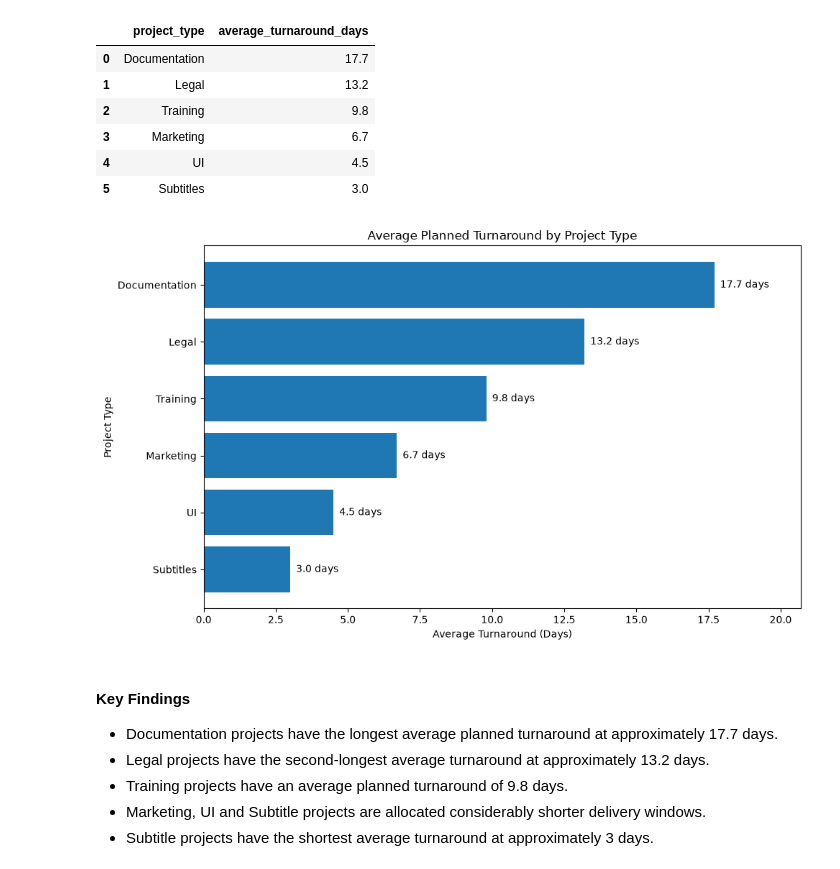
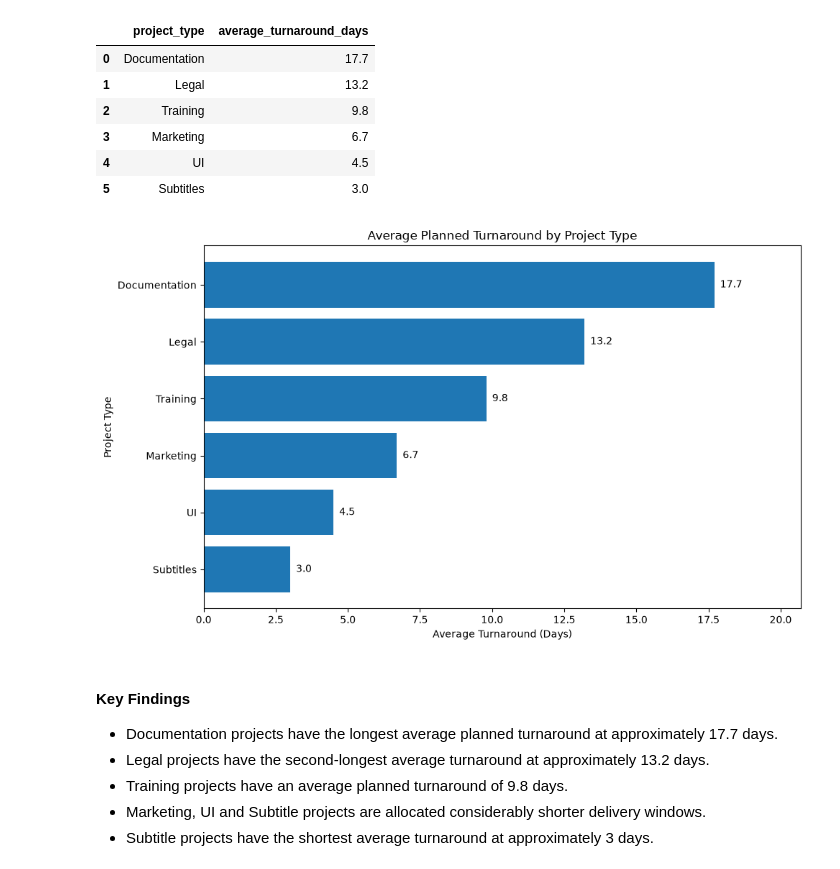
Before and after one commit to hannahhh26/localization-project-analytics, a Jupyter notebook: notebooks/localization_analysis.ipynb, the cells around one changed output. Drawn from its saved outputs; the diff is of its cells as text; code cells hidden in the pictures.

```diff
--- a/notebooks/localization_analysis.ipynb
+++ b/notebooks/localization_analysis.ipynb
@@ -372,35 +372,35 @@ turnaround_by_type_chart = turnaround_by_type.sort_values(
 plt.figure(figsize=(10, 6))
 
 plt.barh(
     turnaround_by_type_chart["project_type"],
     turnaround_by_type_chart["average_turnaround_days"]
 )
 
 plt.title("Average Planned Turnaround by Project Type")
 plt.xlabel("Average Turnaround (Days)")
 plt.ylabel("Project Type")
 
 for index, value in enumerate(
     turnaround_by_type_chart["average_turnaround_days"]
 ):
     plt.text(
         value + 0.2,
         index,
-        f"{value:.1f} days",
+        f"{value:.1f}",
         va="center"
     )
 
 plt.xlim(
     0,
     turnaround_by_type_chart[
         "average_turnaround_days"
     ].max() + 3
 )
 
 plt.tight_layout()
 plt.show()
 # %% [output]
-[figure, old version]
+[figure, new version]
 # %% [markdown]
 #### Key Findings
 
```
Also changed, not shown: 7 other files.
